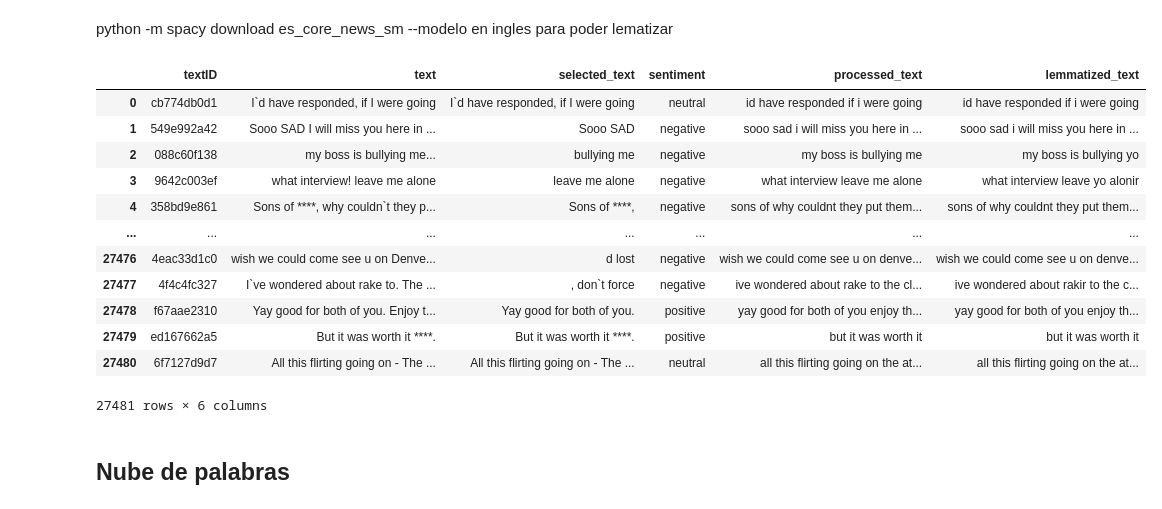
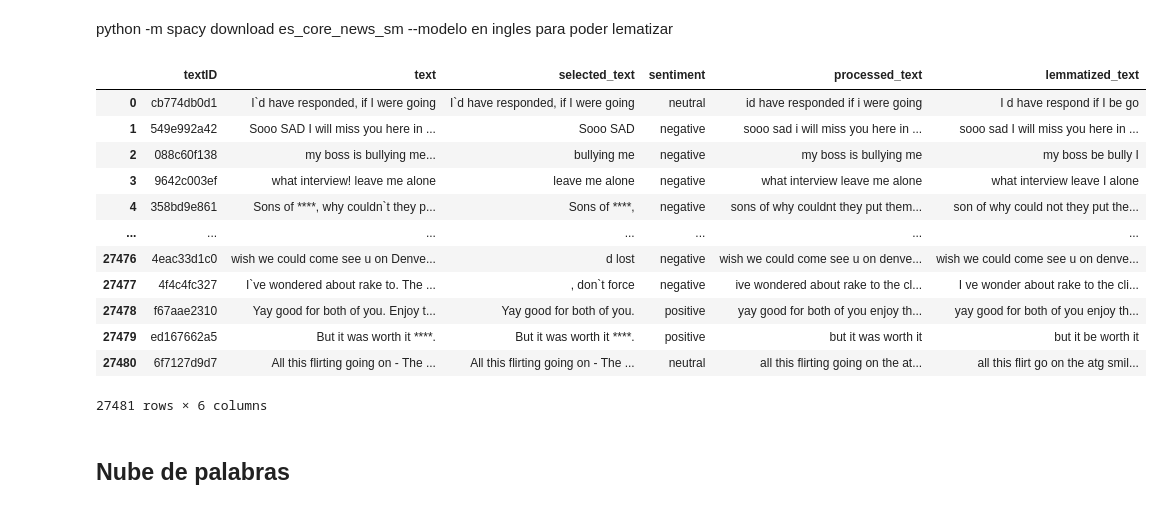
Before and after one commit to Tokodres/Taller1-IA, a Jupyter notebook: sentimientos.ipynb, the cells around one changed output. Cells and saved outputs as stored; diff of their text form; code cells hidden in the pictures.

```diff
--- a/sentimientos.ipynb
+++ b/sentimientos.ipynb
@@ -71,35 +71,35 @@ python -m spacy download es_core_news_sm --modelo en ingles para poder lematizar
 # %%
 import spacy
 
 # 2️ Cargar modelo spaCy en español
-nlp = spacy.load('es_core_news_sm')
+nlp = spacy.load('en_core_web_sm')
 
 #  Función para lematizar texto
 def lemmatize_text(text):
     doc = nlp(text)
     lemas = [token.lemma_ for token in doc]
     return ' '.join(lemas)
 
 # 5️ Aplicar preprocesamiento
 df = pd.read_csv('Tweets.csv', encoding='latin-1')
 df["processed_text"] = df["text"].apply(remove_especial_text)
 df["lemmatized_text"] = df["processed_text"].apply(lemmatize_text)
 
 # 6️ Ver algunos resultados
 df
 # %% [output]
 |  | textID | text | selected_text | sentiment | processed_text | lemmatized_text |
-| 0 | cb774db0d1 | I`d have responded, if I were going | I`d have responded, if I were going | neutral | id have responded if i were going | id have responded if i were going |
-| 1 | 549e992a42 | Sooo SAD I will miss you here in ... | Sooo SAD | negative | sooo sad i will miss you here in ... | sooo sad i will miss you here in ... |
-| 2 | 088c60f138 | my boss is bullying me... | bullying me | negative | my boss is bullying me | my boss is bullying yo |
-| 3 | 9642c003ef | what interview! leave me alone | leave me alone | negative | what interview leave me alone | what interview leave yo alonir |
-| 4 | 358bd9e861 | Sons of ****, why couldn`t they p... | Sons of ****, | negative | sons of why couldnt they put them... | sons of why couldnt they put them... |
+| 0 | cb774db0d1 | I`d have responded, if I were going | I`d have responded, if I were going | neutral | id have responded if i were going | I d have respond if I be go |
+| 1 | 549e992a42 | Sooo SAD I will miss you here in ... | Sooo SAD | negative | sooo sad i will miss you here in ... | sooo sad I will miss you here in ... |
+| 2 | 088c60f138 | my boss is bullying me... | bullying me | negative | my boss is bullying me | my boss be bully I |
+| 3 | 9642c003ef | what interview! leave me alone | leave me alone | negative | what interview leave me alone | what interview leave I alone |
+| 4 | 358bd9e861 | Sons of ****, why couldn`t they p... | Sons of ****, | negative | sons of why couldnt they put them... | son of why could not they put the... |
 | ... | ... | ... | ... | ... | ... | ... |
 | 27476 | 4eac33d1c0 | wish we could come see u on Denve... | d lost | negative | wish we could come see u on denve... | wish we could come see u on denve... |
-| 27477 | 4f4c4fc327 | I`ve wondered about rake to. The ... | , don`t force | negative | ive wondered about rake to the cl... | ive wondered about rakir to the c... |
+| 27477 | 4f4c4fc327 | I`ve wondered about rake to. The ... | , don`t force | negative | ive wondered about rake to the cl... | I ve wonder about rake to the cli... |
 | 27478 | f67aae2310 | Yay good for both of you. Enjoy t... | Yay good for both of you. | positive | yay good for both of you enjoy th... | yay good for both of you enjoy th... |
-| 27479 | ed167662a5 | But it was worth it ****. | But it was worth it ****. | positive | but it was worth it | but it was worth it |
-| 27480 | 6f7127d9d7 | All this flirting going on - The ... | All this flirting going on - The ... | neutral | all this flirting going on the at... | all this flirting going on the at... |
+| 27479 | ed167662a5 | But it was worth it ****. | But it was worth it ****. | positive | but it was worth it | but it be worth it |
+| 27480 | 6f7127d9d7 | All this flirting going on - The ... | All this flirting going on - The ... | neutral | all this flirting going on the at... | all this flirt go on the atg smil... |
 27481 rows × 6 columns
 # %% [markdown]
 ## Nube de palabras
```
Also changed, not shown: parts of 6 cells of this notebook.
